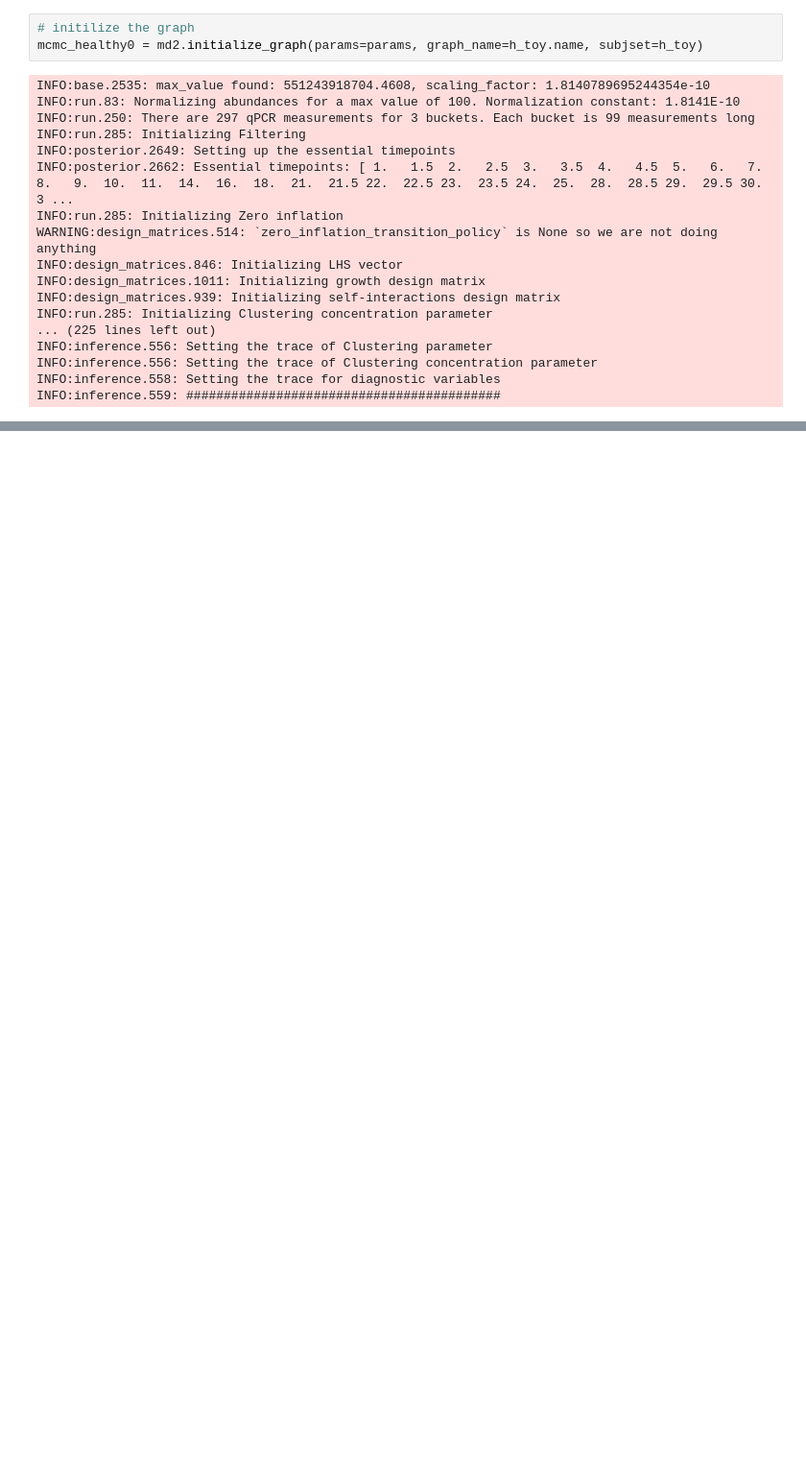
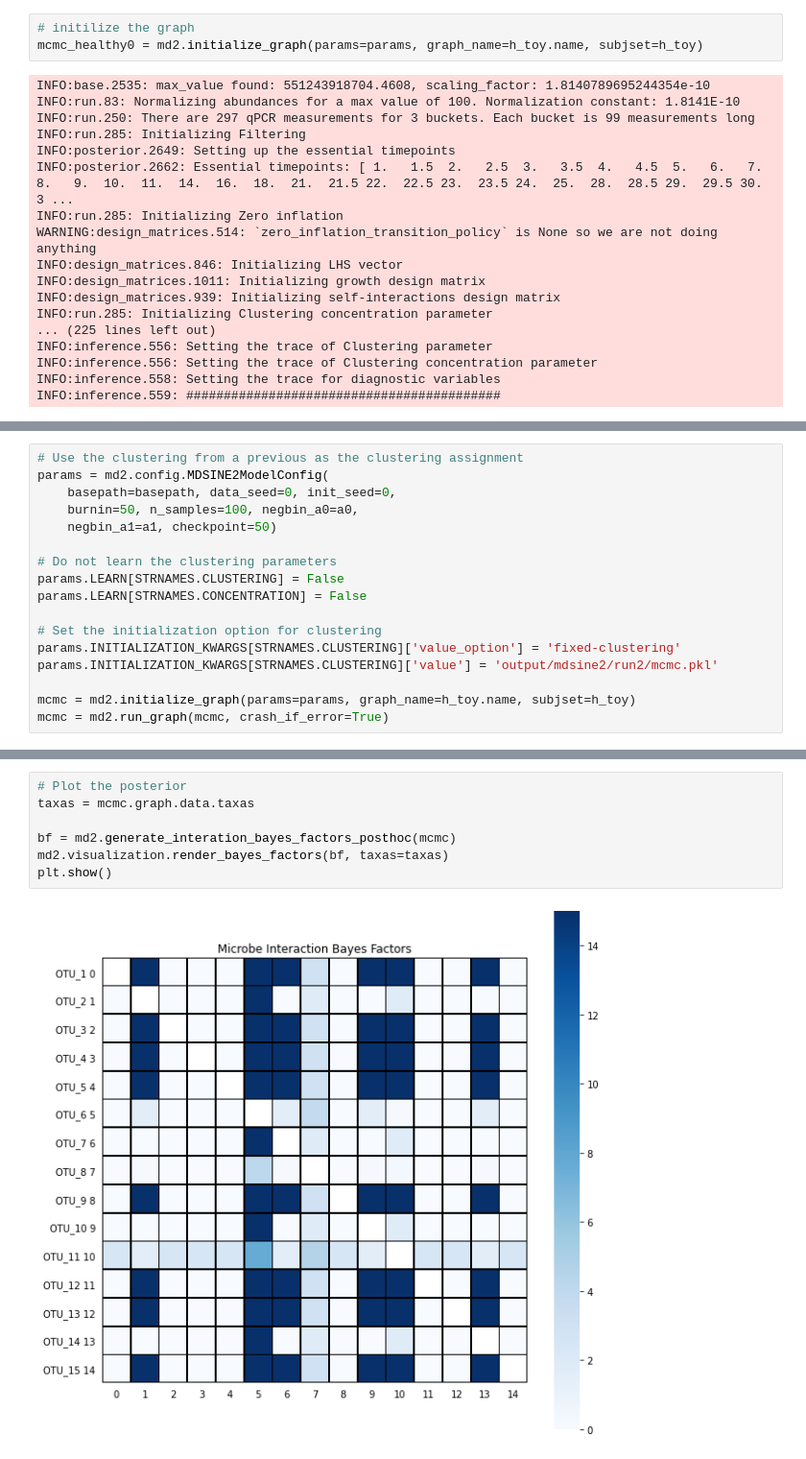
Before and after one commit to JashanSingh126/MDSINE2_Paper, a Jupyter notebook: bindertutorials/tutorial2_inference.ipynb, the cells around one changed output, grey strips where cells are left out. Shown at 96% size. Saved outputs shown, nothing was run; the diff lists cells and outputs as text; blank space fills up the shorter version.

```diff
--- a/bindertutorials/tutorial2_inference.ipynb
+++ b/bindertutorials/tutorial2_inference.ipynb
@@ -319,0 +407,17 @@ NameError: name 'mcmc_healthy0' is not defined
+# %%
+# Use the clustering from a previous as the clustering assignment
+params = md2.config.MDSINE2ModelConfig(
+    basepath=basepath, data_seed=0, init_seed=0,
+    burnin=50, n_samples=100, negbin_a0=a0,
+    negbin_a1=a1, checkpoint=50)
+
+# Do not learn the clustering parameters
+params.LEARN[STRNAMES.CLUSTERING] = False
+params.LEARN[STRNAMES.CONCENTRATION] = False
+
+# Set the initialization option for clustering
+params.INITIALIZATION_KWARGS[STRNAMES.CLUSTERING]['value_option'] = 'fixed-clustering'
+params.INITIALIZATION_KWARGS[STRNAMES.CLUSTERING]['value'] = 'output/mdsine2/run2/mcmc.pkl'
+
+mcmc = md2.initialize_graph(params=params, graph_name=h_toy.name, subjset=h_toy)
+mcmc = md2.run_graph(mcmc, crash_if_error=True)
@@ -319,0 +442,9 @@ NameError: name 'mcmc_healthy0' is not defined
+# %%
+# Plot the posterior
+taxas = mcmc.graph.data.taxas
+
+bf = md2.generate_interation_bayes_factors_posthoc(mcmc)
+md2.visualization.render_bayes_factors(bf, taxas=taxas)
+plt.show()
+# %% [output]
+[figure, added]
```
Also changed, not shown: parts of 13 cells of this notebook.
